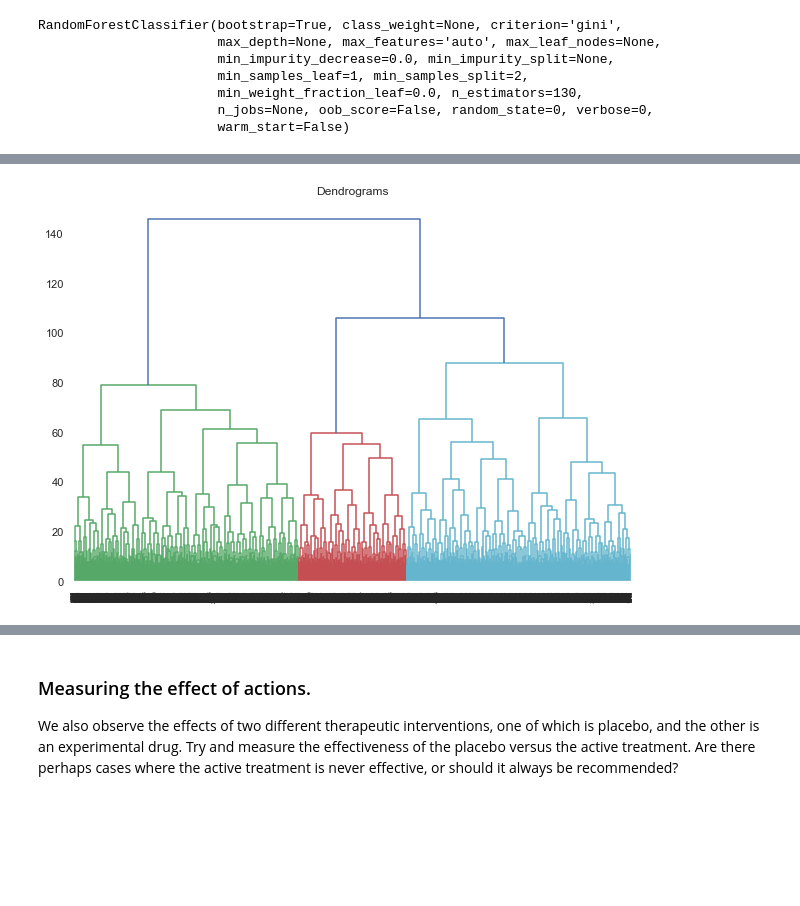
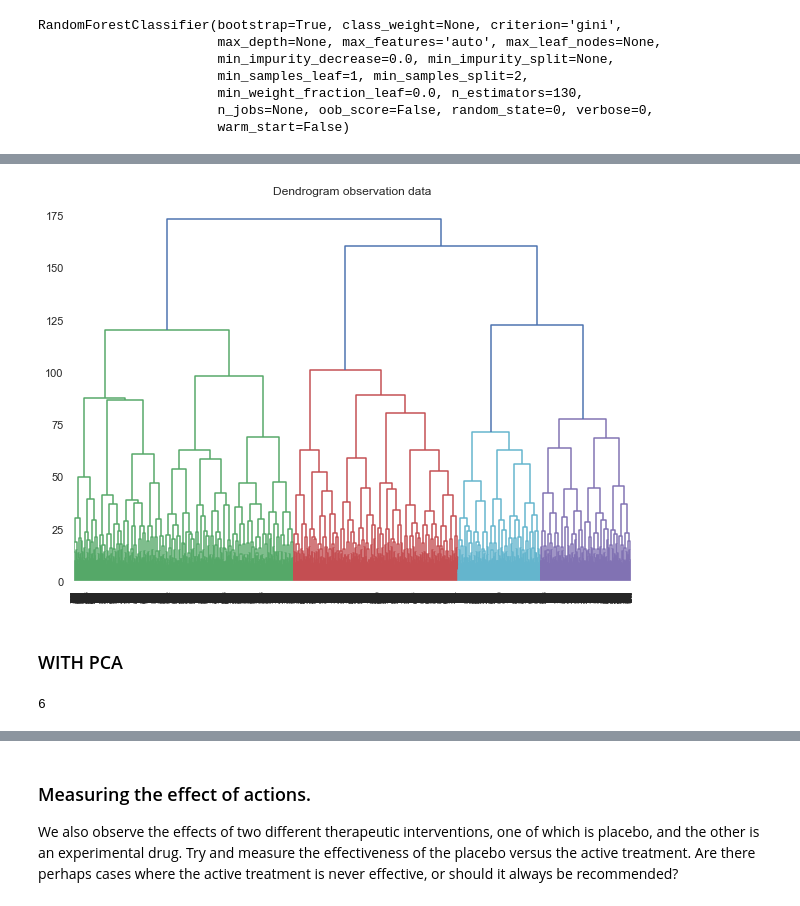
Before and after one commit to bjornite/IN-STK9000, a Jupyter notebook: Project_2/Project2-final.ipynb, the cells around one changed output, grey strips where cells are left out. Cells and saved outputs as stored; diff of their text form; code cells hidden in the pictures; blank space fills up the shorter version.

```diff
--- a/Project_2/Project2-final.ipynb
+++ b/Project_2/Project2-final.ipynb
@@ -49,0 +49,7 @@ plt.show()
+# %%
+from yellowbrick.cluster import KElbowVisualizer
+
+model = KModes(init='Cao', n_init = 1, n_jobs=-1)
+visualizer = KElbowVisualizer(model, k=(2,10), timings = False, locate_elbow = False)
+visualizer.fit(observations)        # Fit the data to the visualizer
+visualizer.show()
@@ -50,3 +59,15 @@ plt.show()
+# %%
+cost = []
+for num_clusters in list(range(1,10)):
+    kmode = KModes(n_clusters=num_clusters, init = "Cao", n_init = 1, verbose=1)
+    kmode.fit_predict(observations)
+    cost.append(kmode.cost_)
+
+y = np.array([i for i in range(1,15,1)])
+plt.plot(y,cost)
+plt.xlabel('Clusters')
+plt.ylabel('Cost')
+plt.show()
 # %%
 k = 4
 # %%
@@ -191,7 +256,17 @@ Xtrain, Xholdout, ytrain, yholdout = train_test_split(observations, outcome, tes
 # %%
 plt.figure(figsize=(10, 7))
-plt.title("Dendrograms")
-dend = shc.dendrogram(shc.linkage(Xtrain, method='ward'))
+plt.title("Dendrogram observation data")
+dend = shc.dendrogram(shc.linkage(observations, method='ward'))
 plt.show()
 # %% [output]
-[figure, old version]
+[figure, new version]
+# %% [markdown]
+### WITH PCA
+# %%
+from sklearn.decomposition import PCA
+
+pca = PCA(.50)
+data_red = pca.fit_transform(observations)
+print(pca.n_components_)
+# %% [output]
+6
```
Also changed, not shown: parts of 20 cells of this notebook, 8 other files.
